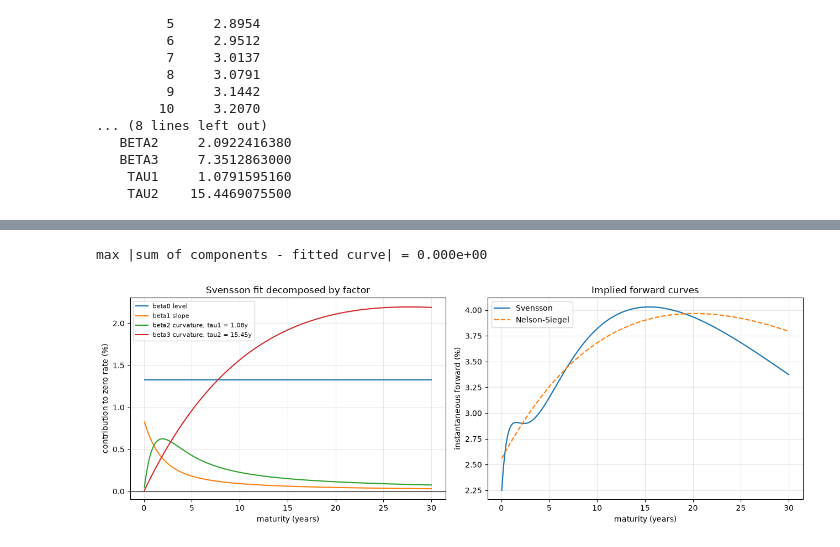
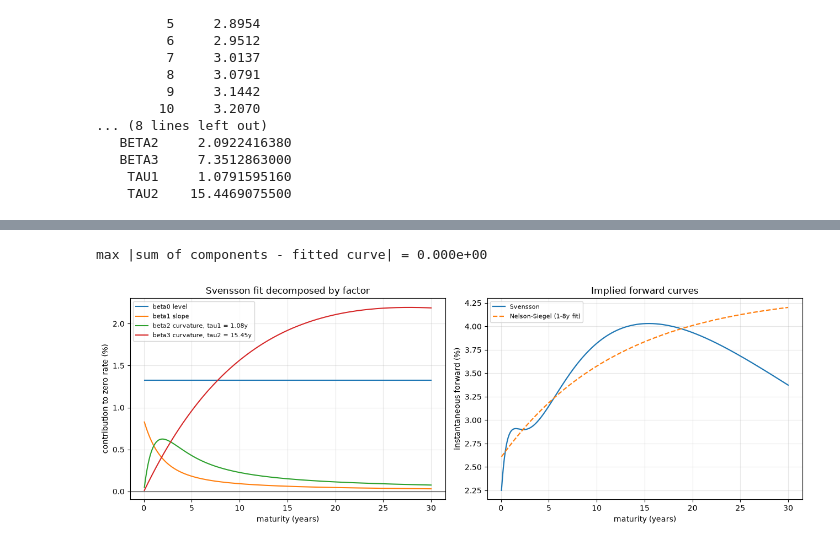
Before and after one commit to wididestrianda01/fixed-income-curve-engine, a Jupyter notebook: notebooks/03-parametric-fitting.ipynb, the cells around one changed output, grey strips where cells are left out. Cells and saved outputs as stored; diff of their text form; code cells hidden in the pictures.

```diff
--- a/notebooks/03-parametric-fitting.ipynb
+++ b/notebooks/03-parametric-fitting.ipynb
@@ -345,0 +391,37 @@ largest single residual                   5.78 bp at 2 years
+# %%
+# To measure the cost of the deleted second hump inside the fitted range, fit
+# Nelson-Siegel to the eight tenors from 1 to 8 years — the longest segment on
+# which its parameters remain strictly interior to the constraints. The segment
+# choice is a transparent modelling decision for this demonstration, not a
+# property of the data.
+seg = times <= 8
+ns_result = NelsonSiegel.fit(times[seg], zeros[seg], ASOF)
+ns = ns_result.curve
+
+print("Nelson-Siegel fit on the 1 to 8 year segment")
+print(f"  optimizer status        {ns_result.optimizer_status}")
+print(f"  jacobian rank           {ns_result.jacobian_rank} of 4")
+print(f"  jacobian condition      {ns_result.jacobian_condition:.6g}")
+print(f"  saturated parameters    {ns_result.saturated_parameters or 'none'}")
+print(f"  RMSE                    {1e4 * ns_result.rmse:.3f} bp")
+print(f"  max absolute error      {1e4 * ns_result.max_abs_error:.3f} bp")
+print(
+    f"  beta0 {100 * ns.beta[0]:>10.4f} %   beta1 {100 * ns.beta[1]:>10.4f} %   "
+    f"beta2 {100 * ns.beta[2]:>10.4f} %   tau {ns.tau:>10.4f} years"
+)
+
+ns_fit = np.array([ns.zero(t) for t in times[seg]])
+sv_fit = np.array([sv.zero(t) for t in times[seg]])
+ns_resid_bp = 1e4 * (ns_fit - zeros[seg])
+sv_resid_bp = 1e4 * (sv_fit - zeros[seg])
+
+print(f"{'tenor':>6} {'observed %':>11} {'NS %':>9} {'NS resid bp':>12} {'SV resid bp':>12}")
+for t, z, f, rn, rs in zip(times[seg], zeros[seg], ns_fit, ns_resid_bp, sv_resid_bp, strict=True):
+    print(f"{t:>6.0f} {100 * z:>11.4f} {100 * f:>9.4f} {rn:>12.2f} {rs:>12.2e}")
+
+print()
+print(f"Nelson-Siegel RMSE, 1 to 8 years   {1e4 * ns_result.rmse:>8.2f} bp")
+print(
+    f"largest single residual            {np.abs(ns_resid_bp).max():>8.2f} bp "
+    f"at {times[seg][np.abs(ns_resid_bp).argmax()]:.0f} years"
+)
@@ -396,36 +504,40 @@ print(f"max |sum of components - fitted curve| = {np.abs(recombined - direct).ma
 
 fig, axes = plt.subplots(1, 2, figsize=(13, 4.6))
 
 labels = {
     "beta0": "beta0 level",
     "beta1": "beta1 slope",
     "beta2": "beta2 curvature, tau1 = 1.08y",
     "beta3": "beta3 curvature, tau2 = 15.45y",
 }
 for name, curve in components.items():
     axes[0].plot(grid, [100 * curve.zero(t) for t in grid], lw=1.5, label=labels[name])
 axes[0].axhline(0.0, color="black", lw=0.8)
 axes[0].set_xlabel("maturity (years)")
 axes[0].set_ylabel("contribution to zero rate (%)")
 axes[0].set_title("Svensson fit decomposed by factor")
 axes[0].legend(fontsize=8)
 axes[0].grid(alpha=0.3)
 
 axes[1].plot(grid, [100 * sv.instantaneous_fwd(t) for t in grid], lw=1.6, label="Svensson")
 axes[1].plot(
-    grid, [100 * ns.fwd(t, t + 0.01) for t in grid], lw=1.6, ls="--", label="Nelson-Siegel"
+    grid,
+    [100 * ns.fwd(t, t + 0.01) for t in grid],
+    lw=1.6,
+    ls="--",
+    label="Nelson-Siegel (1-8y fit)",
 )
 axes[1].set_xlabel("maturity (years)")
 axes[1].set_ylabel("instantaneous forward (%)")
 axes[1].set_title("Implied forward curves")
-axes[1].legend()
+axes[1].legend(fontsize=8)
 axes[1].grid(alpha=0.3)
 
 fig.tight_layout()
 plt.show()
 # %% [output]
 max |sum of components - fitted curve| = 0.000e+00
-[figure, old version]
+[figure, new version]
 # %%
 # Diagnostics behind the interpretation below. Every figure quoted in the next
 # markdown cell is printed here, so the prose can be checked against output.
```
Also changed, not shown: parts of 20 cells of this notebook, 5 other files.
